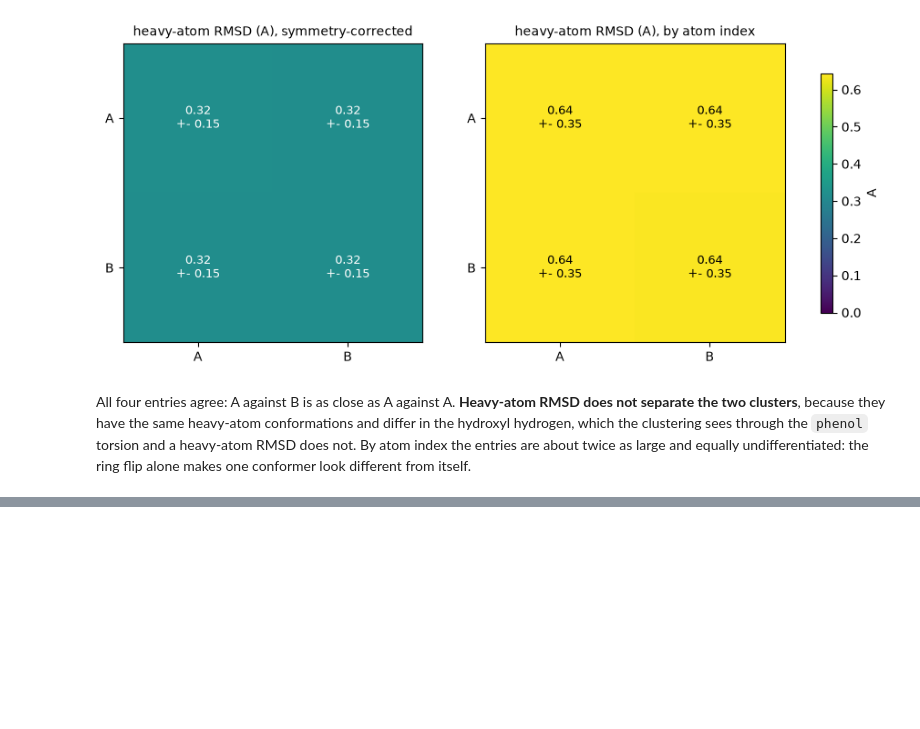
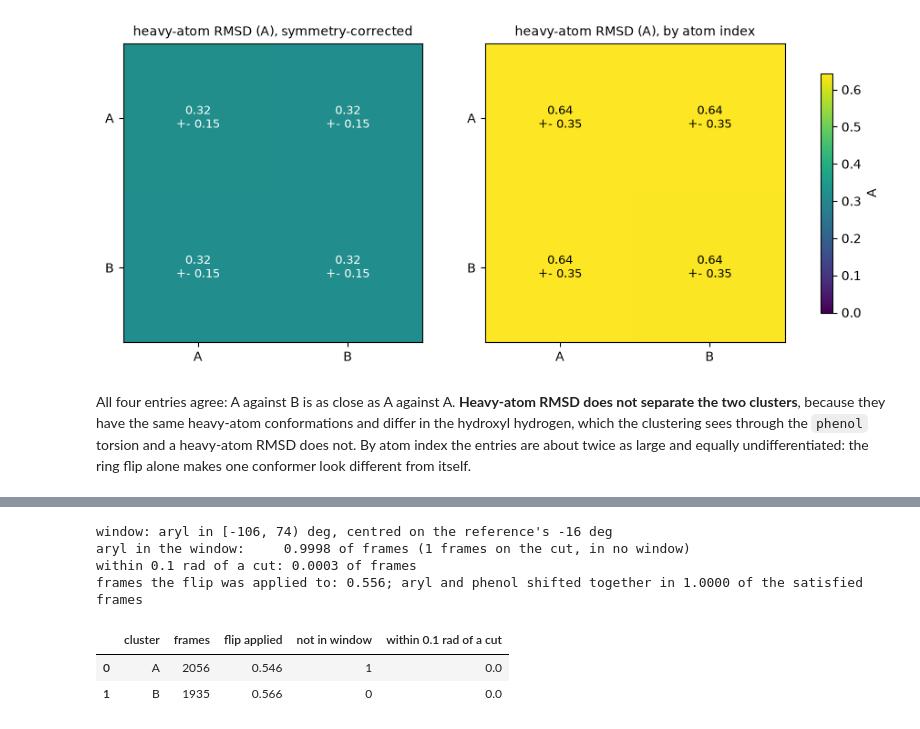
Before and after one commit to csy0000/MD-tools, a Jupyter notebook: docs/tutorial/paracetamol/analysis/symmetry-alignment.ipynb, the cells around one changed output, grey strips where cells are left out. Saved outputs shown, nothing was run; the diff lists cells and outputs as text; code cells hidden in the pictures; blank space fills up the shorter version.

```diff
--- a/docs/tutorial/paracetamol/analysis/symmetry-alignment.ipynb
+++ b/docs/tutorial/paracetamol/analysis/symmetry-alignment.ipynb
@@ -361,0 +376,30 @@ makes one conformer look different from itself.
+# %%
+gg = fit.align_all(per_cluster=True, gauge=("aryl", np.pi))        # a window of one half-turn, centred on the peak
+_, lo, hi = gg["gauge_window"]
+print(f"window: aryl in [{np.rad2deg(lo):.0f}, {np.rad2deg(hi):.0f}) deg, centred on the reference's "
+      f"{np.rad2deg(fit.closed_theta_[ref, desc.names.index('aryl')]):.0f} deg")
+ia, ip = desc.names.index("aryl"), desc.names.index("phenol")
+ok = gg["gauge_satisfied"]
+near = gg["gauge_edge_distance"] < 0.1
+print(f"aryl in the window:     {ok.mean():.4f} of frames ({int((~ok).sum())} frames on the cut, in no window)")
+print(f"within 0.1 rad of a cut: {near.mean():.4f} of frames")
+shift_a = np.abs(wrap(gg["angles"][:, ia] - fit.closed_theta_[:, ia])) > 1.0
+shift_p = np.abs(wrap(gg["angles"][:, ip] - fit.closed_theta_[:, ip])) > 1.0
+print(f"frames the flip was applied to: {shift_a.mean():.3f}; aryl and phenol shifted together in "
+      f"{(shift_a == shift_p)[ok].mean():.4f} of the satisfied frames")
+rows = []
+for c in range(fit.n_clusters_):
+    m = fit.labels_ == c
+    rows.append({"cluster": group_name(c), "frames": int(m.sum()),
+                 "flip applied": round(float(shift_a[m].mean()), 3),
+                 "not in window": int((~ok[m]).sum()),
+                 "within 0.1 rad of a cut": round(float(near[m].mean()), 3)})
+pd.DataFrame(rows)
+# %% [output]
+window: aryl in [-106, 74) deg, centred on the reference's -16 deg
+aryl in the window:     0.9998 of frames (1 frames on the cut, in no window)
+within 0.1 rad of a cut: 0.0003 of frames
+frames the flip was applied to: 0.556; aryl and phenol shifted together in 1.0000 of the satisfied frames
+|  | cluster | frames | flip applied | not in window | within 0.1 rad of a cut |
+| 0 | A | 2056 | 0.546 | 1 | 0.0 |
+| 1 | B | 1935 | 0.566 | 0 | 0.0 |
```
Also changed, not shown: parts of 4 cells of this notebook, 5 other files.
